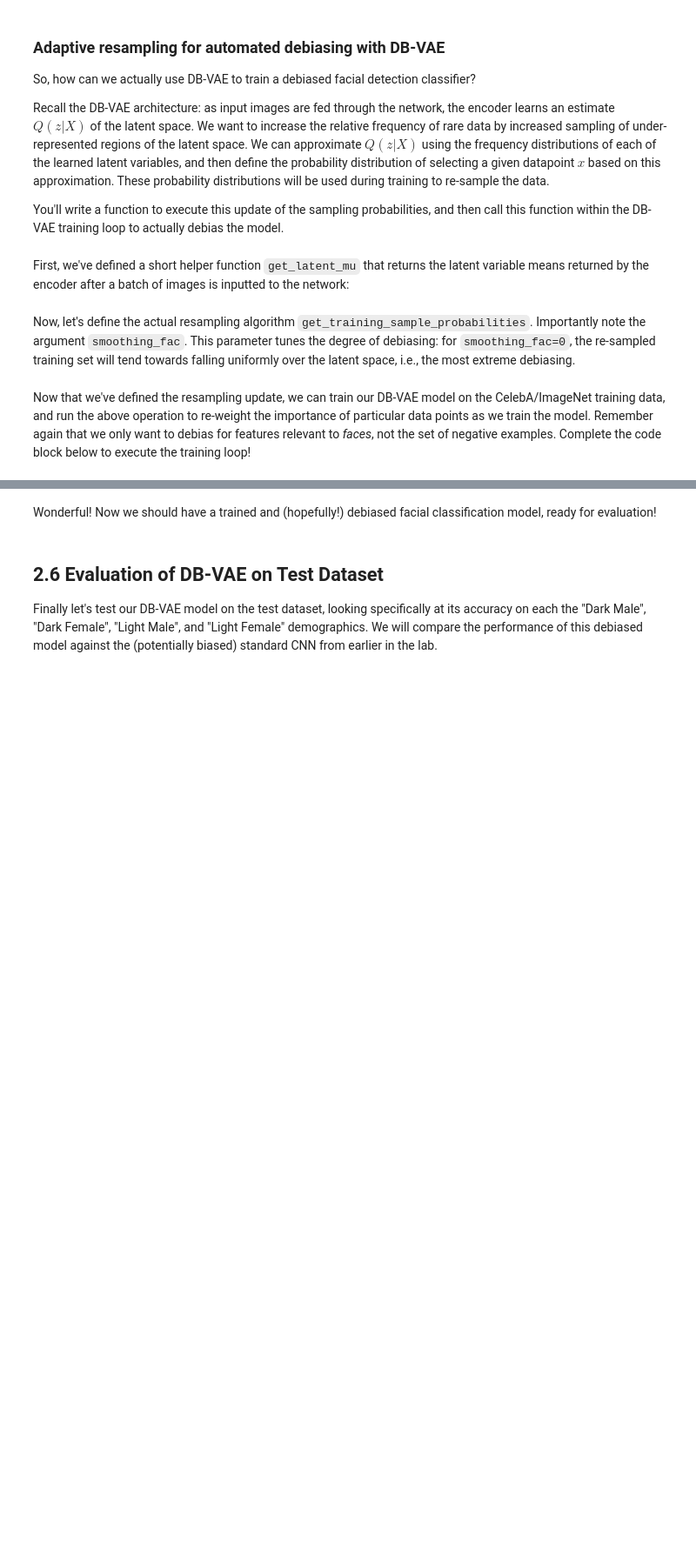
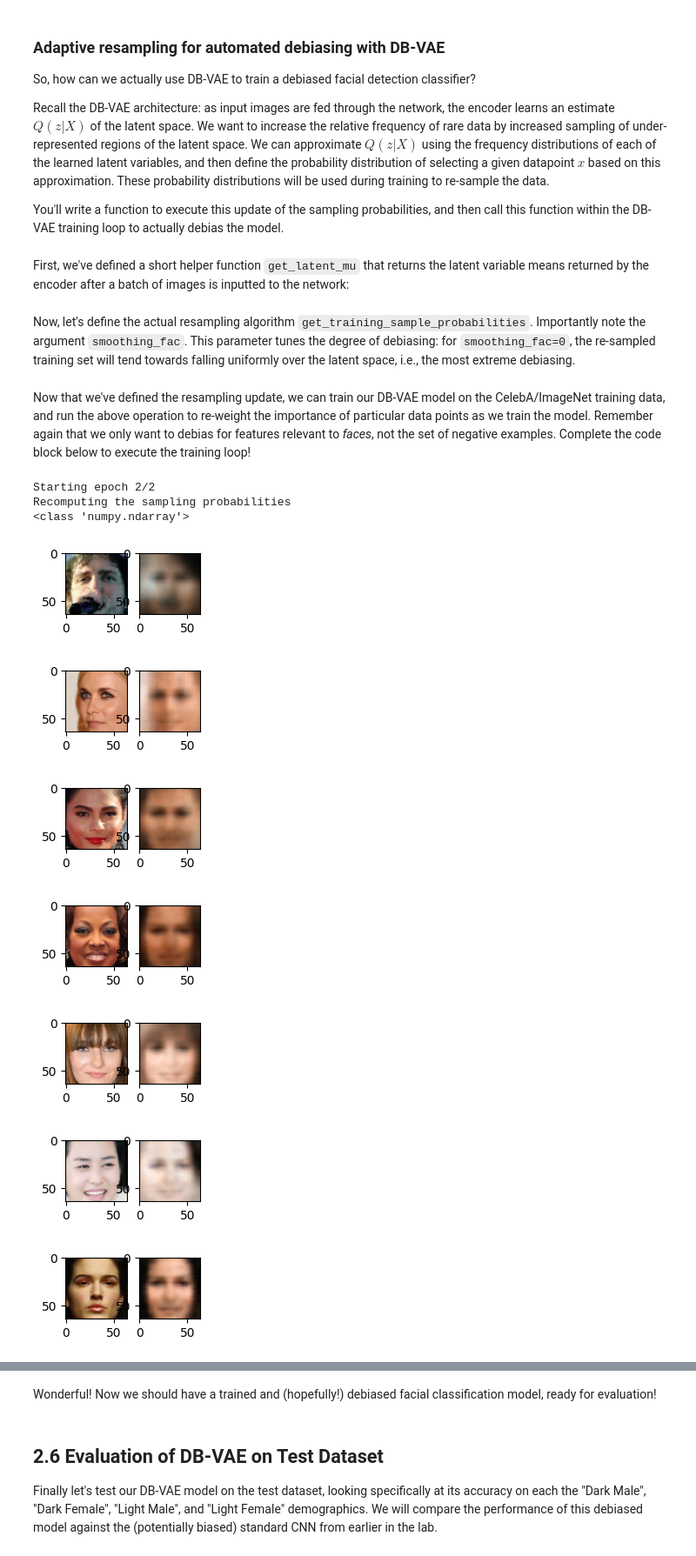
Before and after one commit to niran007/Deep-learning, a Jupyter notebook: lab2/PT_Part2_Debiasing.ipynb, the cells around one changed output, grey strips where cells are left out. Shown at 87% size. Drawn from its saved outputs; the diff is of its cells as text; code cells hidden in the pictures; blank space fills up the shorter version.

```diff
--- a/lab2/PT_Part2_Debiasing.ipynb
+++ b/lab2/PT_Part2_Debiasing.ipynb
@@ -499,7 +495,7 @@ def sampling(z_mean, z_logsigma):
 
     # # TODO: Define the reparameterization computation!
     # # Note the equation is given in the text block immediately above.
-    z = z_mean+np.exp(0.5*z_logsigma)*eps# TODO
+    z = z_mean+torch.exp(0.5*z_logsigma)*eps# TODO
 
     return z
 # %% [markdown]
@@ -760,7 +756,7 @@ def get_latent_mu(images, dbvae, batch_size=64):
 
     # Concatenate all partial z_mean
     z_mean_full = torch.cat(all_z_mean, dim=0)  # shape [N, latent_dim]
-    mu = z_mean_full.numpy()  # convert to NumPy if needed
+    mu = z_mean_full.cpu().numpy()  # convert to NumPy if needed
     return mu
 # %% [markdown]
 Now, let's define the actual resampling algorithm `get_training_sample_probabilities`. Importantly note the argument `smoothing_fac`. This parameter tunes the degree of debiasing: for `smoothing_fac=0`, the re-sampled training set will tend towards falling uniformly over the latent space, i.e., the most extreme debiasing.
@@ -774,7 +770,7 @@ def get_training_sample_probabilities(images, dbvae, bins=10, smoothing_fac=0.00
 
     # TODO: run the input batch and get the latent variable means
     mu = get_latent_mu(images, dbvae) # TODO
-
+    print(type(mu))
     # sampling probabilities for the images
     training_sample_p = np.zeros(mu.shape[0], dtype=np.float64)
 
@@ -809,7 +805,7 @@ def get_training_sample_probabilities(images, dbvae, bins=10, smoothing_fac=0.00
 
         # TODO: update sampling probabilities by considering whether the newly
         #     computed p is greater than the existing sampling probabilities.
-        training_sample_p = np.max(p,training_sample_p)# TODO
+        training_sample_p = np.maximum(training_sample_p, p)# TODO
 
     # final normalization
     training_sample_p /= np.sum(training_sample_p)
@@ -841,7 +837,7 @@ def debiasing_train_step(x, y):
     y_logit, z_mean, z_logsigma, x_recon = dbvae(x)
 
     '''TODO: call the DB_VAE loss function to compute the loss'''
-    loss, class_loss = debiasing_loss_function('''TODO arguments''') # TODO
+    loss, class_loss = debiasing_loss_function(x,x_recon,y,y_logit,z_mean,z_logsigma) # TODO
 
     loss.backward()
     optimizer.step()
@@ -851,33 +847,47 @@ def debiasing_train_step(x, y):
 
 # get training faces from data loader
 all_faces = loader.get_all_train_faces()
+if isinstance(all_faces, torch.Tensor):
+    all_faces = all_faces.detach().cpu().numpy()
+
 
 # The training loop -- outer loop iterates over the number of epochs
 step = 0
 for i in range(params["num_epochs"]):
     IPython.display.clear_output(wait=True)
     print("Starting epoch {}/{}".format(i + 1, params["num_epochs"]))
 
     # Recompute data sampling proabilities
     """TODO: recompute the sampling probabilities for debiasing"""
-    p_faces = get_training_sample_probabilities('''TODO''', '''TODO''') # TODO
+    p_faces = get_training_sample_probabilities(all_faces, dbvae) # TODO
 
     # get a batch of training data and compute the training step
     for j in tqdm(range(loader.get_train_size() // params["batch_size"])):
         # load a batch of data
         (x, y) = loader.get_batch(params["batch_size"], p_pos=p_faces)
         x = torch.from_numpy(x).float().to(device)
         y = torch.from_numpy(y).float().to(device)
 
         # loss optimization
         loss = debiasing_train_step(x, y)
         loss_value = loss.detach().cpu().numpy()
         experiment.log_metric("loss", loss_value, step=step)
 
         # plot the progress every 200 steps
         if j % 500 == 0:
             mdl.util.plot_sample(x, y, dbvae, backend="pt")
 
         step += 1
 
 experiment.end()
+# %% [output]
+Starting epoch 2/2
+Recomputing the sampling probabilities
+<class 'numpy.ndarray'>
+[figure, added]
+[figure, added]
+[figure, added]
+[figure, added]
+[figure, added]
+[figure, added]
+[figure, added]
```
Also changed, not shown: parts of 8 cells of this notebook.
